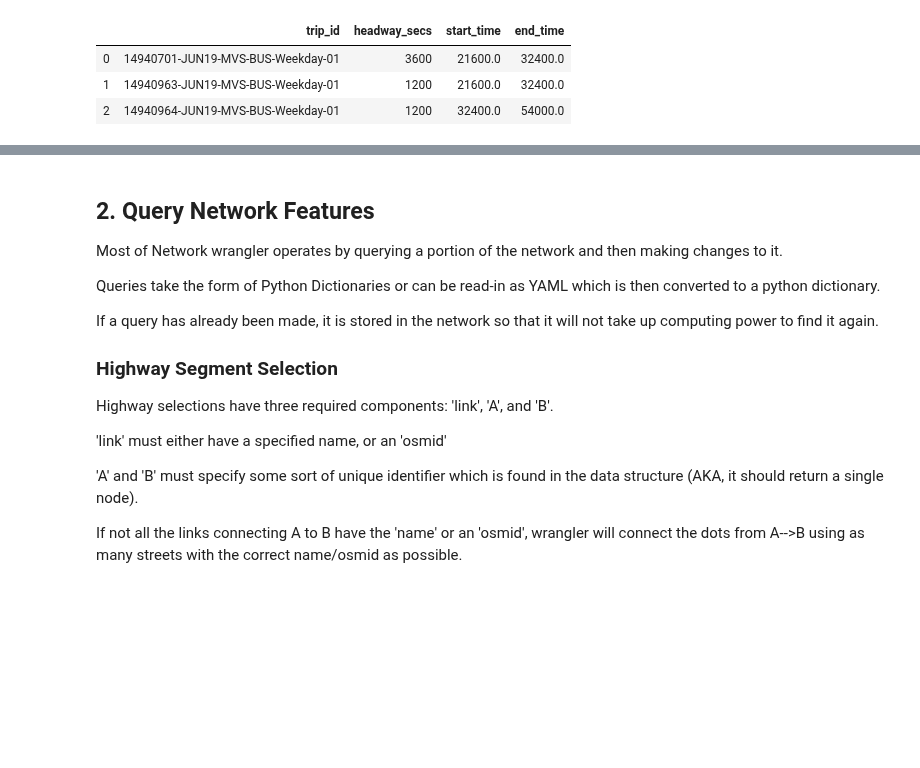
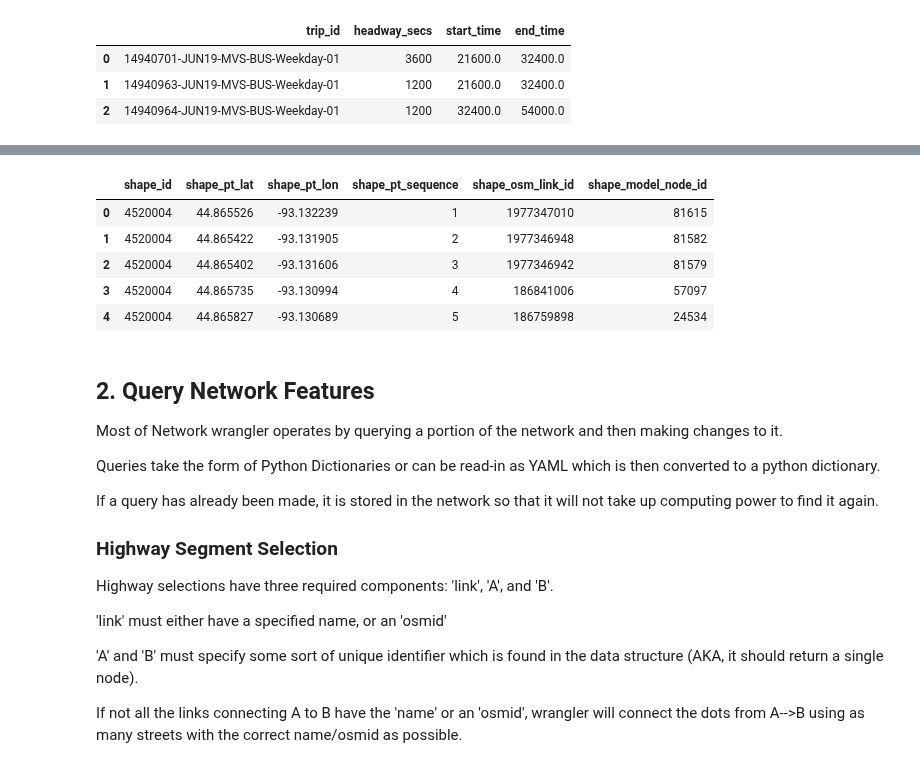
Before and after one commit to wsp-sag/network_wrangler, a Jupyter notebook: notebook/Wrangler Quickstart.ipynb, the cells around one changed output, grey strips where cells are left out. Cells and saved outputs as stored; diff of their text form; code cells hidden in the pictures; blank space fills up the shorter version.

```diff
--- a/notebook/Wrangler Quickstart.ipynb
+++ b/notebook/Wrangler Quickstart.ipynb
@@ -124,3 +122,13 @@ transit_net.feed.shapes.plot()
+# %%
+transit_net.feed.shapes[:5]
+# this can be a geodataframe, but have it turned off for now b/c of issues with partridge
+# %% [output]
+|  | shape_id | shape_pt_lat | shape_pt_lon | shape_pt_sequence | shape_osm_link_id | shape_model_node_id |
+| 0 | 4520004 | 44.865526 | -93.132239 | 1 | 1977347010 | 81615 |
+| 1 | 4520004 | 44.865422 | -93.131905 | 2 | 1977346948 | 81582 |
+| 2 | 4520004 | 44.865402 | -93.131606 | 3 | 1977346942 | 81579 |
+| 3 | 4520004 | 44.865735 | -93.130994 | 4 | 186841006 | 57097 |
+| 4 | 4520004 | 44.865827 | -93.130689 | 5 | 186759898 | 24534 |
 # %% [markdown]
 ## 2. Query Network Features
 
```
Also changed, not shown: parts of 19 cells of this notebook.
